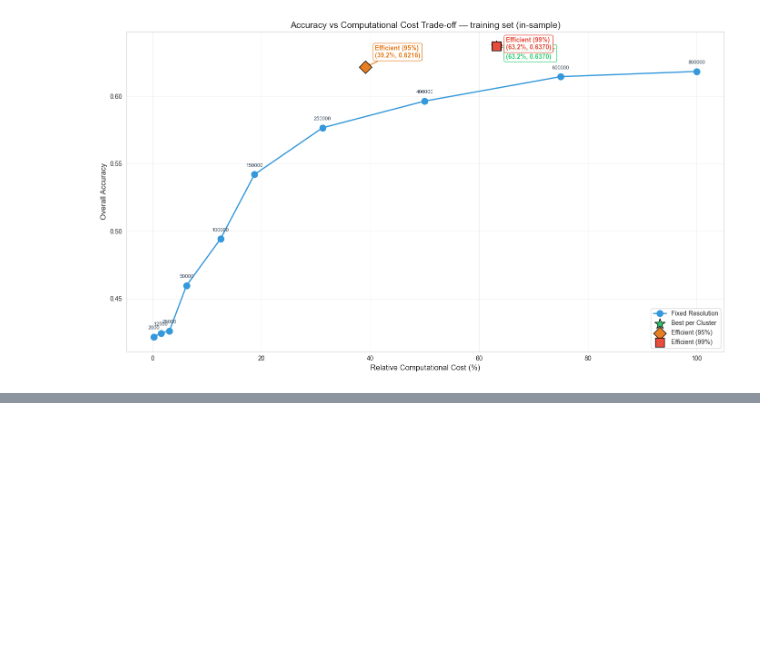
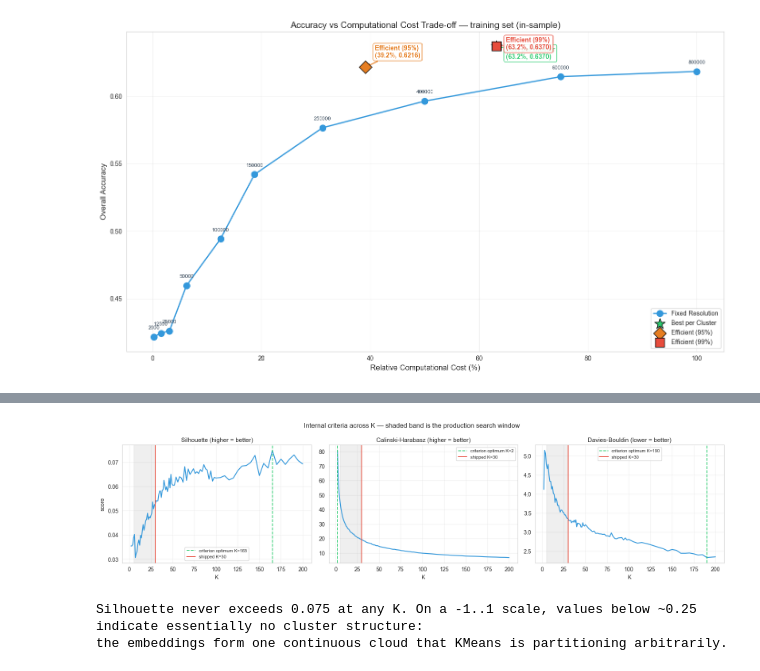
Before and after one commit to Andrew1302/scale-wise-optimizer, a Jupyter notebook: clustering/training/clustering_production.ipynb, the cells around one changed output, grey strips where cells are left out. Drawn from its saved outputs; the diff is of its cells as text; code cells hidden in the pictures; blank space fills up the shorter version.

```diff
--- a/clustering/training/clustering_production.ipynb
+++ b/clustering/training/clustering_production.ipynb
@@ -611,0 +763,32 @@ plt.show()
+# %%
+# ── Internal criteria vs K ───────────────────────────────────────────────────
+fig, axes = plt.subplots(1, 3, figsize=(16, 4.2))
+
+for ax, col, label, best_fn in [
+    (axes[0], 'silhouette',        'Silhouette (higher = better)',        'max'),
+    (axes[1], 'calinski_harabasz', 'Calinski-Harabasz (higher = better)', 'max'),
+    (axes[2], 'davies_bouldin',    'Davies-Bouldin (lower = better)',     'min'),
+]:
+    ax.plot(df_internal['k'], df_internal[col], '-', color='#3498db', lw=1.6)
+    kbest = df_internal.loc[df_internal[col].idxmax() if best_fn == 'max'
+                            else df_internal[col].idxmin(), 'k']
+    ax.axvline(kbest, color='#2ecc71', ls='--', lw=1.4, label=f'criterion optimum K={kbest:.0f}')
+    ax.axvline(OPTIMAL_K, color='#e74c3c', ls='-', lw=1.4, label=f'shipped K={OPTIMAL_K}')
+    ax.axvspan(MIN_K, MAX_K, color='grey', alpha=0.12)
+    ax.set_xlabel('K'); ax.set_title(label, fontsize=11)
+    ax.legend(fontsize=8); ax.grid(alpha=0.3)
+
+axes[0].set_ylabel('score')
+fig.suptitle('Internal criteria across K — shaded band is the production search window',
+             fontsize=12)
+plt.tight_layout()
+plt.show()
+
+print('Silhouette never exceeds '
+      f'{df_internal.silhouette.max():.3f} at any K. On a -1..1 scale, values below ~0.25 '
+      'indicate essentially no cluster structure:\nthe embeddings form one continuous '
+      'cloud that KMeans is partitioning arbitrarily.')
+# %% [output]
+[figure, added]
+Silhouette never exceeds 0.075 at any K. On a -1..1 scale, values below ~0.25 indicate essentially no cluster structure:
+the embeddings form one continuous cloud that KMeans is partitioning arbitrarily.
```
Also changed, not shown: parts of 9 cells of this notebook, 4 other files.
